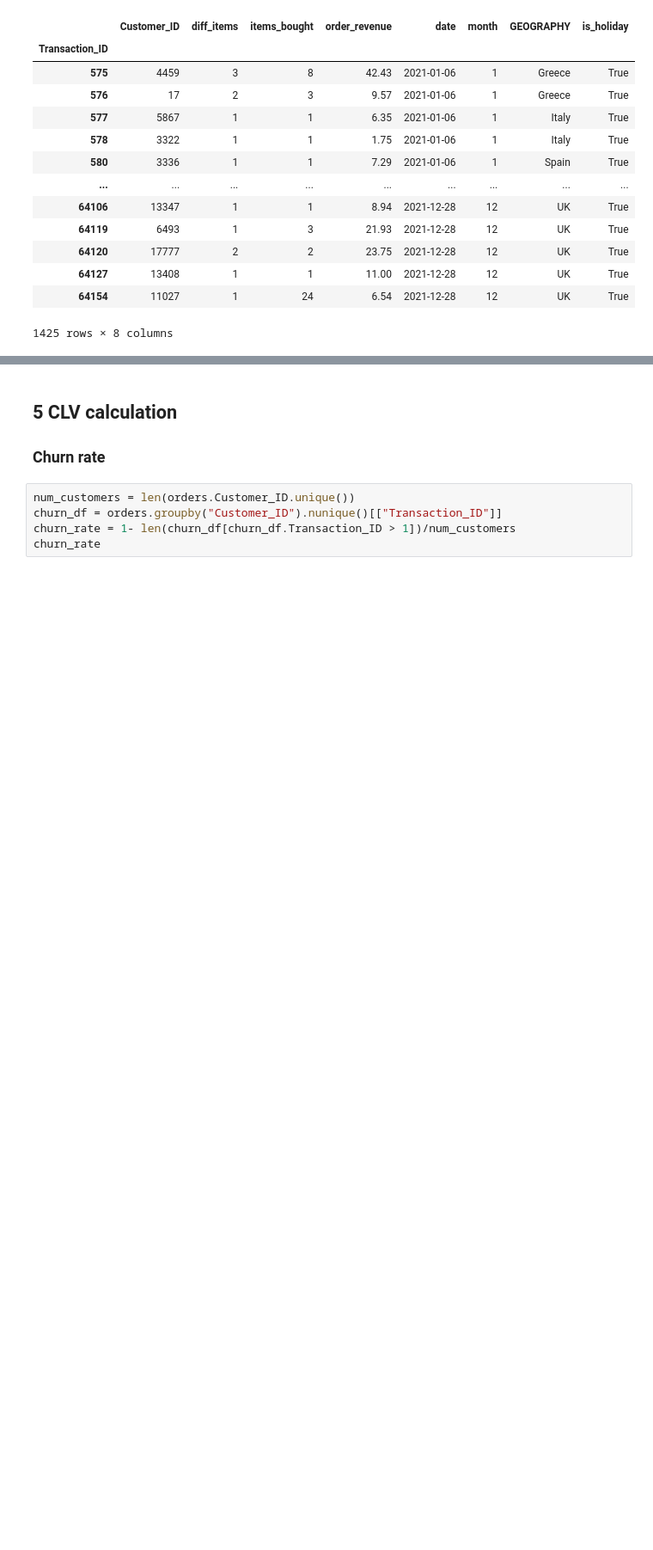
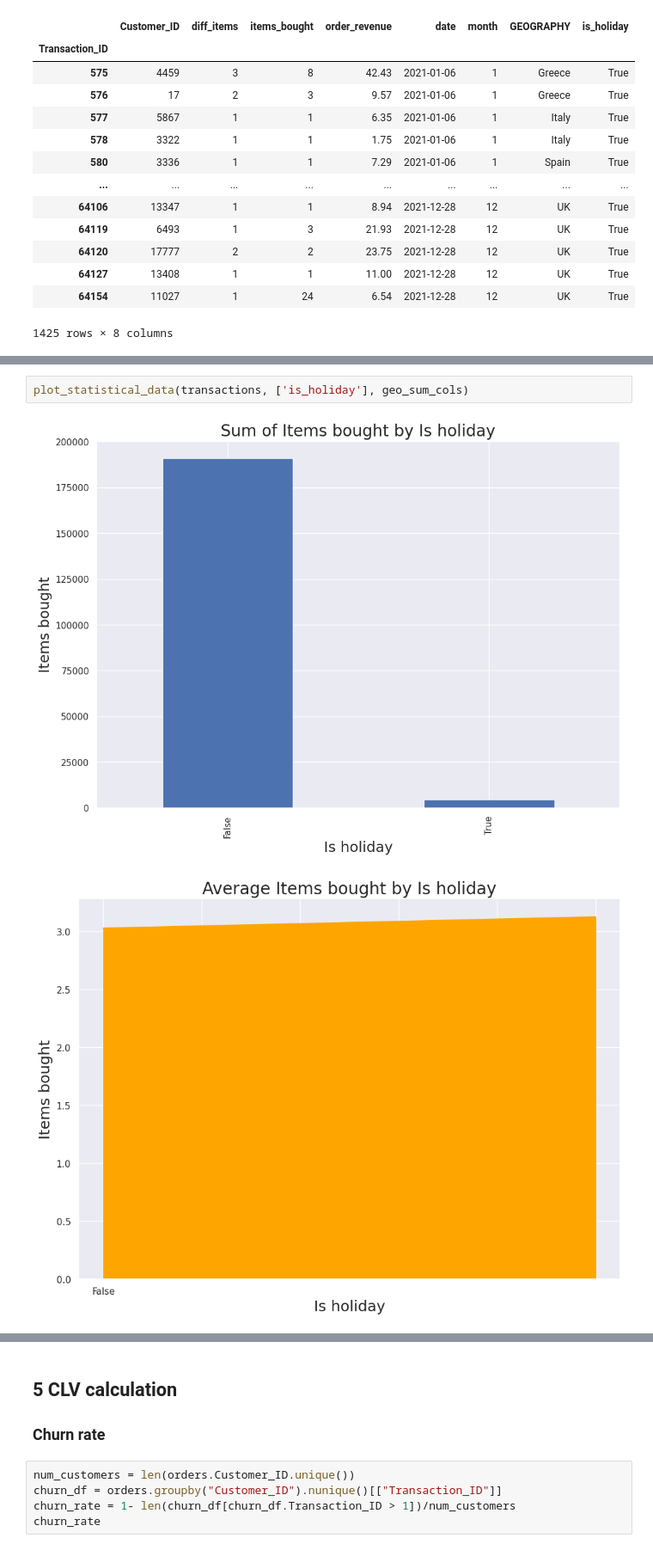
Before and after one commit to Faskill/RBS-Oracle-Project, a Jupyter notebook: Oracle_Project_RBS.ipynb, the cells around one changed output, grey strips where cells are left out. Shown at 86% size. Saved outputs shown, nothing was run; the diff lists cells and outputs as text; blank space fills up the shorter version.

```diff
--- a/Oracle_Project_RBS.ipynb
+++ b/Oracle_Project_RBS.ipynb
@@ -321,0 +379,5 @@ age_recap = customers_df[["age_bin","items_bought","total_revenue","num_orders"]
+# %%
+plot_statistical_data(transactions, ['is_holiday'], geo_sum_cols)
+# %% [output]
+[figure, added]
+[figure, added]
```
Also changed, not shown: parts of 17 cells of this notebook, 1 other file.
